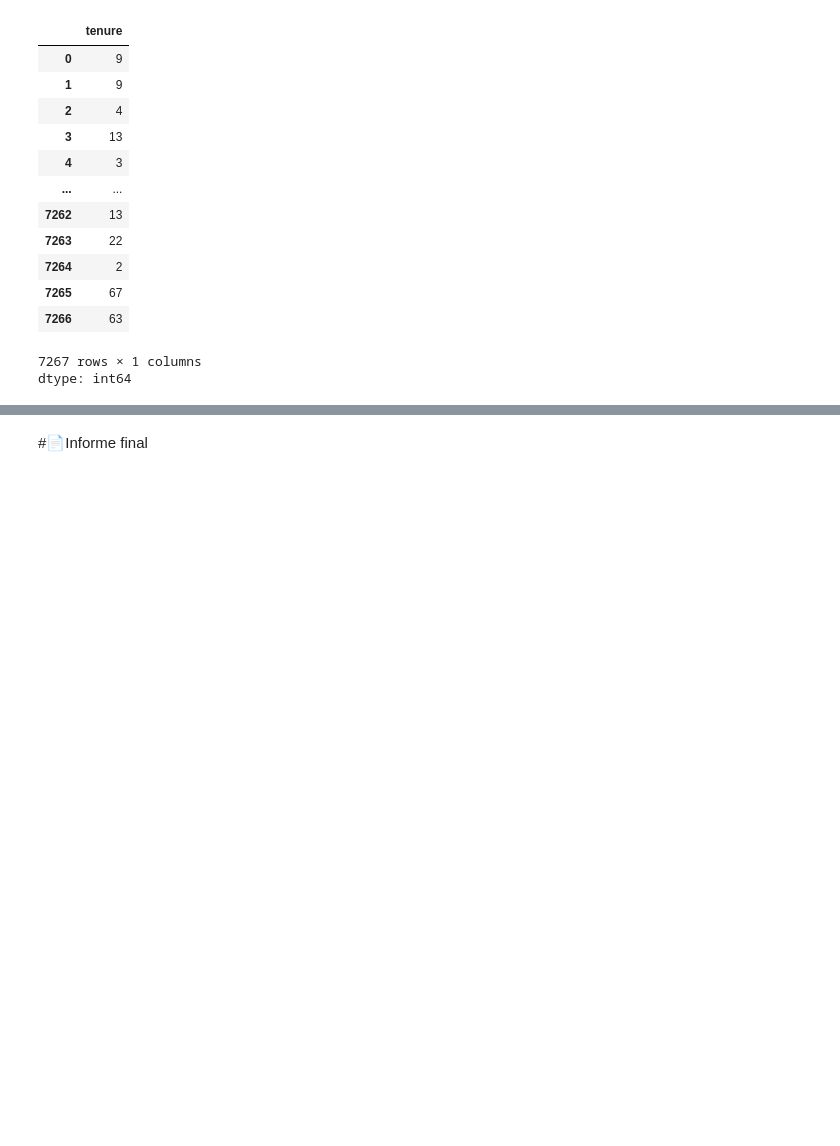
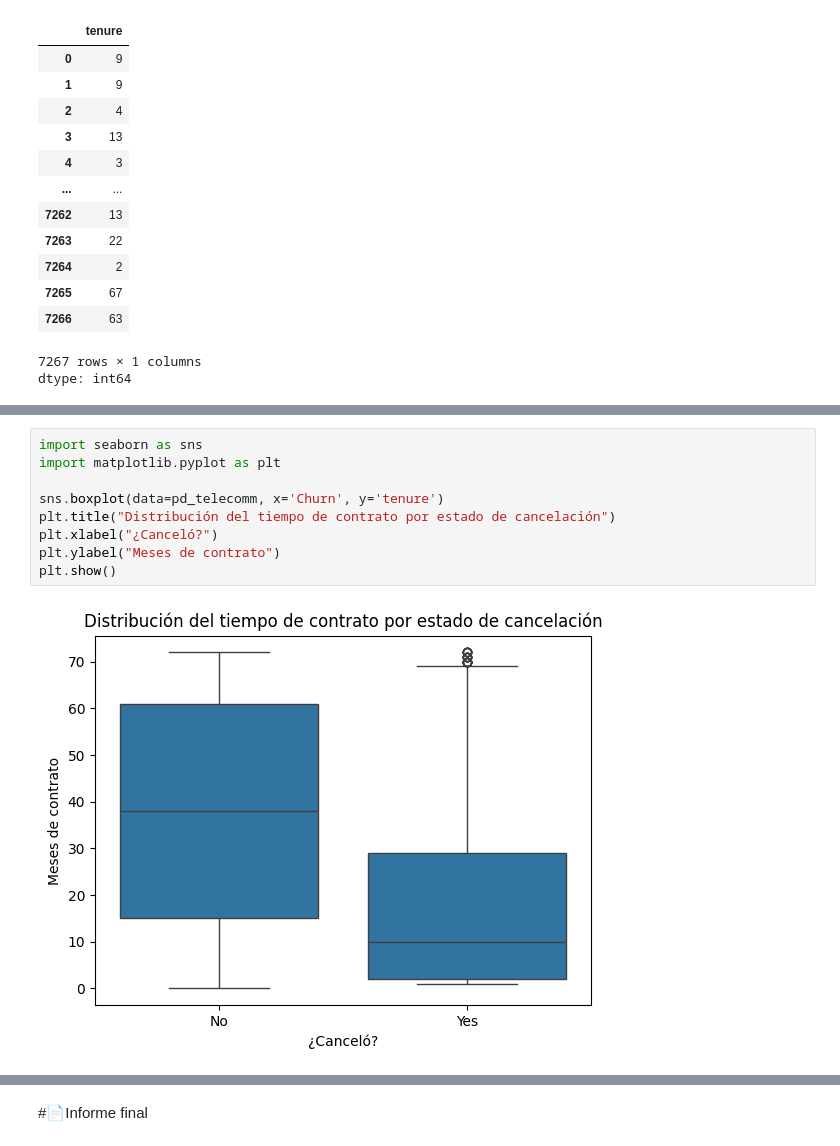
Before and after one commit to betuka1007/Ventas-de-cliente-Alura, a Jupyter notebook: TelecomX_LATAM.ipynb, the cells around one changed output, grey strips where cells are left out. Cells and saved outputs as stored; diff of their text form; blank space fills up the shorter version.

```diff
--- a/TelecomX_LATAM.ipynb
+++ b/TelecomX_LATAM.ipynb
@@ -718,0 +746,11 @@ plt.ylim(0, max(tenure_churn['tenure'].values) * 1.1)  # Ajustar el límite supe
+# %%
+import seaborn as sns
+import matplotlib.pyplot as plt
+
+sns.boxplot(data=pd_telecomm, x='Churn', y='tenure')
+plt.title("Distribución del tiempo de contrato por estado de cancelación")
+plt.xlabel("¿Canceló?")
+plt.ylabel("Meses de contrato")
+plt.show()
+# %% [output]
+[figure, added]
```
Also changed, not shown: parts of 18 cells of this notebook.
